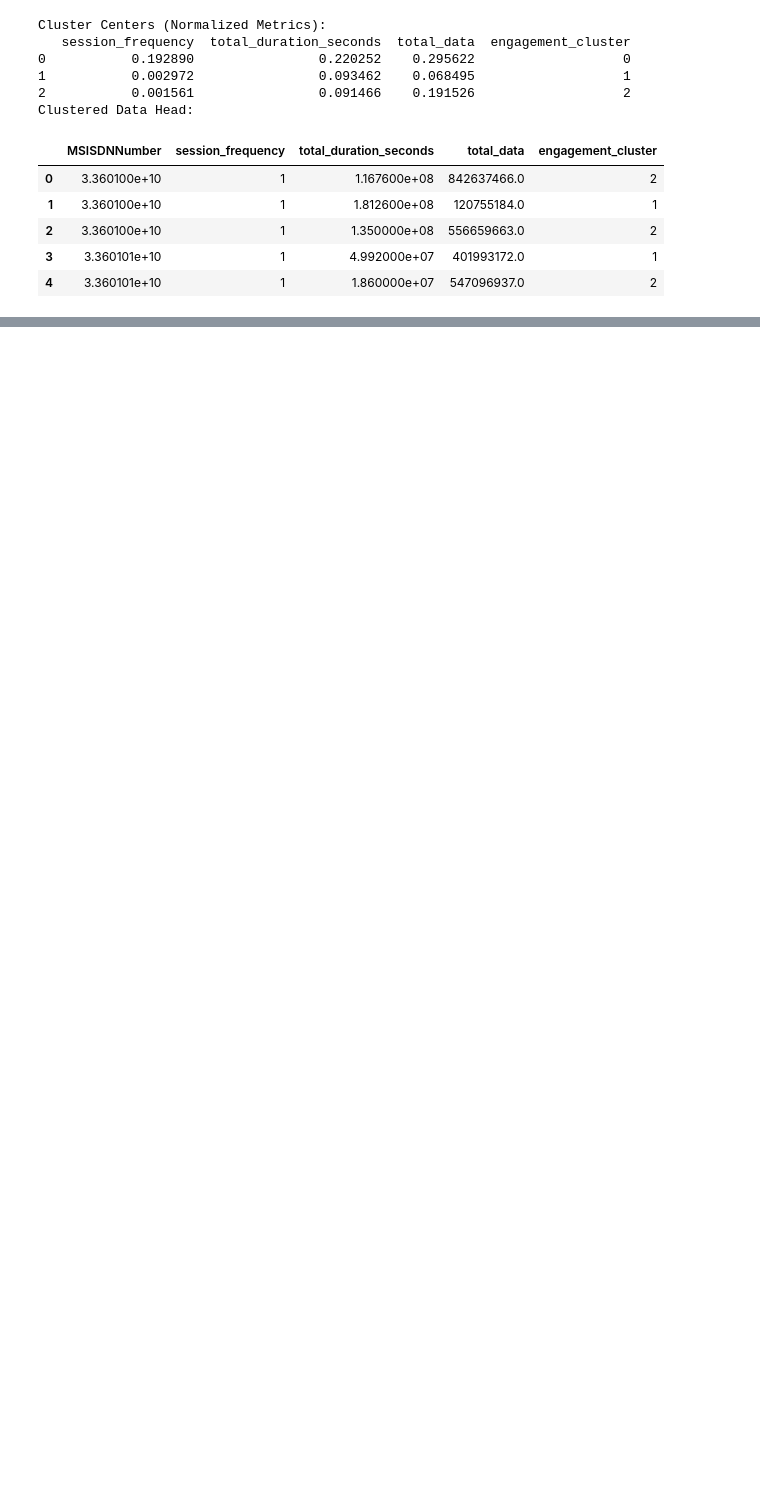
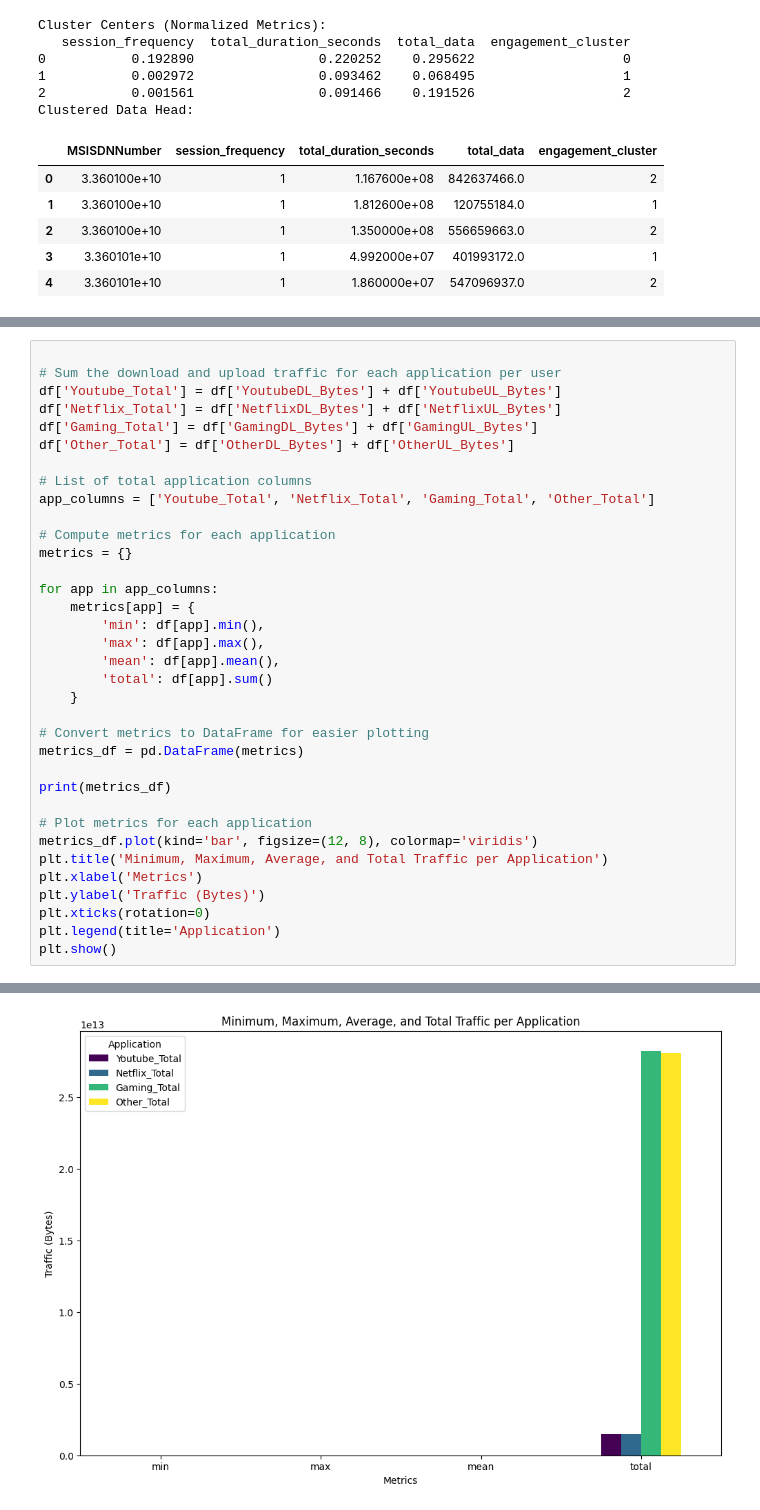
Before and after one commit to santoshdhalwalkar/Telecommunication, a Jupyter notebook: tele_task2.ipynb, the cells around one changed output, grey strips where cells are left out. Drawn from its saved outputs; the diff is of its cells as text; blank space fills up the shorter version.

```diff
--- a/tele_task2.ipynb
+++ b/tele_task2.ipynb
@@ -205,0 +318,36 @@ Clustered Data Head:
+# %%
+
+# Sum the download and upload traffic for each application per user
+df['Youtube_Total'] = df['YoutubeDL_Bytes'] + df['YoutubeUL_Bytes']
+df['Netflix_Total'] = df['NetflixDL_Bytes'] + df['NetflixUL_Bytes']
+df['Gaming_Total'] = df['GamingDL_Bytes'] + df['GamingUL_Bytes']
+df['Other_Total'] = df['OtherDL_Bytes'] + df['OtherUL_Bytes']
+
+# List of total application columns
+app_columns = ['Youtube_Total', 'Netflix_Total', 'Gaming_Total', 'Other_Total']
+
+# Compute metrics for each application
+metrics = {}
+
+for app in app_columns:
+    metrics[app] = {
+        'min': df[app].min(),
+        'max': df[app].max(),
+        'mean': df[app].mean(),
+        'total': df[app].sum()
+    }
+
+# Convert metrics to DataFrame for easier plotting
+metrics_df = pd.DataFrame(metrics)
+
+print(metrics_df)
+
+# Plot metrics for each application
+metrics_df.plot(kind='bar', figsize=(12, 8), colormap='viridis')
+plt.title('Minimum, Maximum, Average, and Total Traffic per Application')
+plt.xlabel('Metrics')
+plt.ylabel('Traffic (Bytes)')
+plt.xticks(rotation=0)
+plt.legend(title='Application')
+plt.show()
+# %% [output]
@@ -205,0 +359 @@ Clustered Data Head:
+[figure, added]
```
Also changed, not shown: parts of 15 cells of this notebook.
